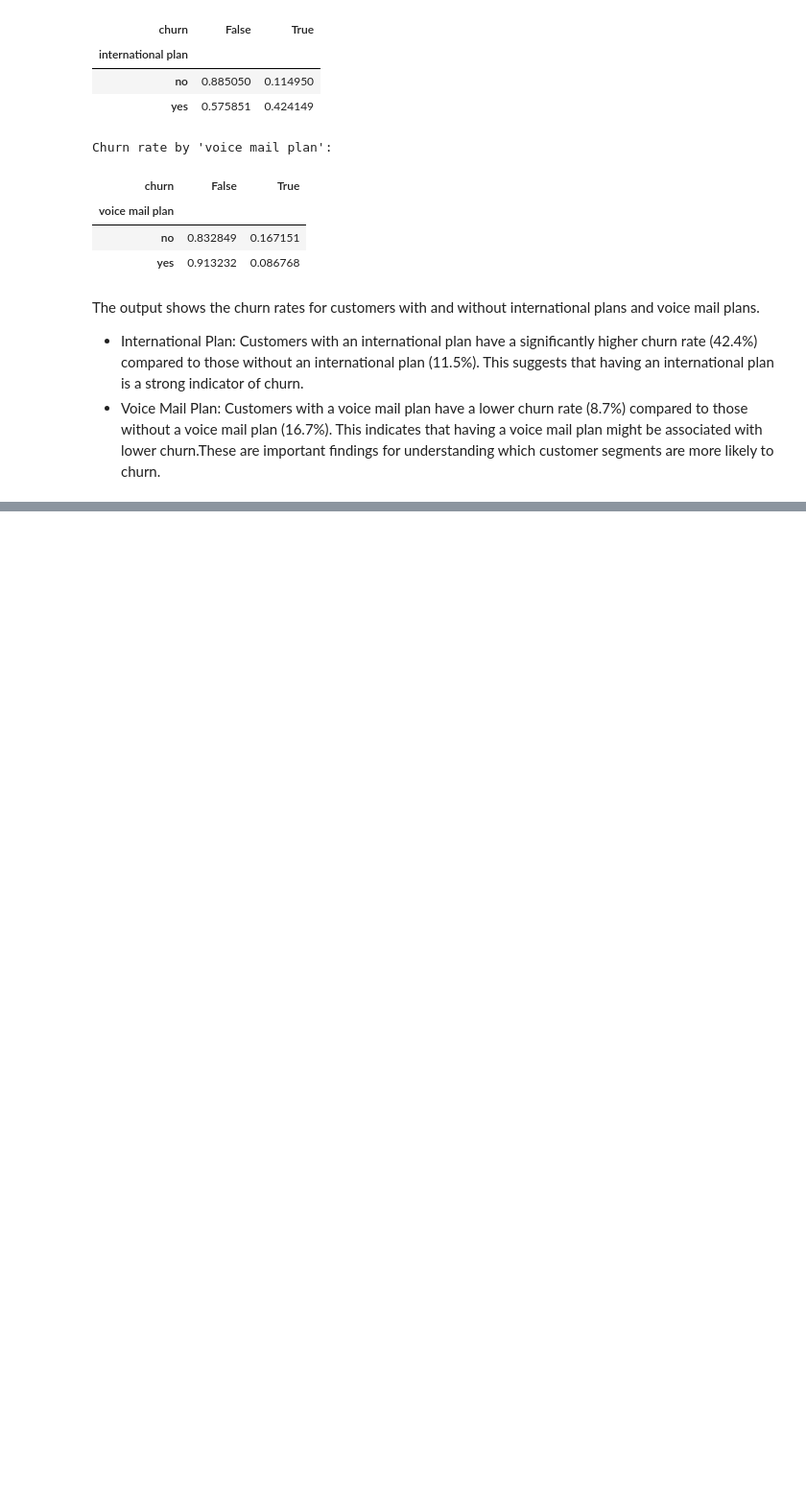
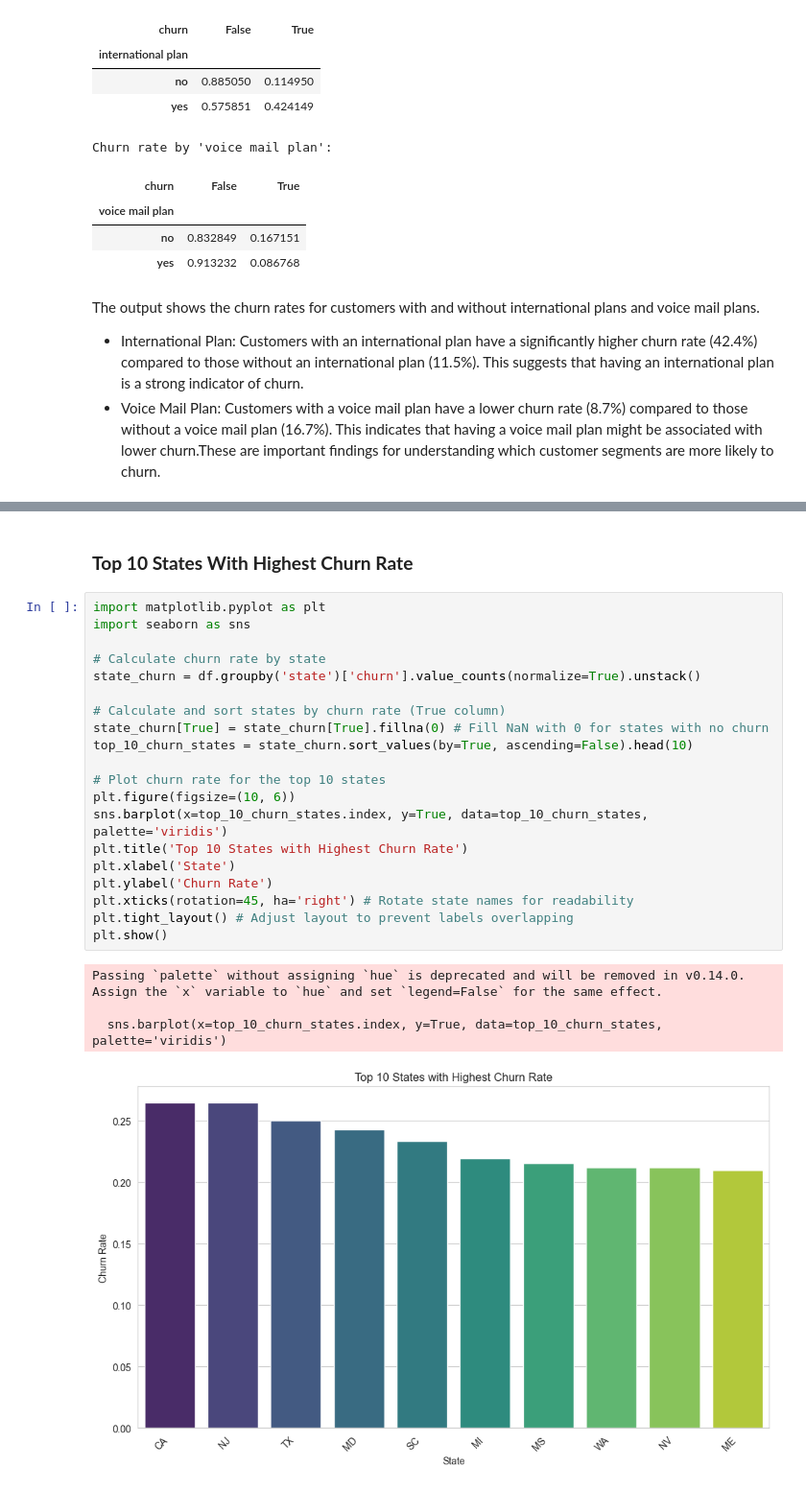
Before and after one commit to Wangui10/syria-tel-churn, a Jupyter notebook: classification_notebook.ipynb, the cells around one changed output, grey strips where cells are left out. Shown at 96% size. Cells and saved outputs as stored; diff of their text form; blank space fills up the shorter version.

```diff
--- a/classification_notebook.ipynb
+++ b/classification_notebook.ipynb
@@ -191,0 +273,27 @@ The output shows the churn rates for customers with and without international pl
+# %% [markdown]
+### **Top 10 States With Highest Churn Rate**
+# %%
+import matplotlib.pyplot as plt
+import seaborn as sns
+
+# Calculate churn rate by state
+state_churn = df.groupby('state')['churn'].value_counts(normalize=True).unstack()
+
+# Calculate and sort states by churn rate (True column)
+state_churn[True] = state_churn[True].fillna(0) # Fill NaN with 0 for states with no churn
+top_10_churn_states = state_churn.sort_values(by=True, ascending=False).head(10)
+
+# Plot churn rate for the top 10 states
+plt.figure(figsize=(10, 6))
+sns.barplot(x=top_10_churn_states.index, y=True, data=top_10_churn_states, palette='viridis')
+plt.title('Top 10 States with Highest Churn Rate')
+plt.xlabel('State')
+plt.ylabel('Churn Rate')
+plt.xticks(rotation=45, ha='right') # Rotate state names for readability
+plt.tight_layout() # Adjust layout to prevent labels overlapping
+plt.show()
+# %% [output]
+Passing `palette` without assigning `hue` is deprecated and will be removed in v0.14.0. Assign the `x` variable to `hue` and set `legend=False` for the same effect.
+
+  sns.barplot(x=top_10_churn_states.index, y=True, data=top_10_churn_states, palette='viridis')
+[figure, added]
```
Also changed, not shown: parts of 15 cells of this notebook.
